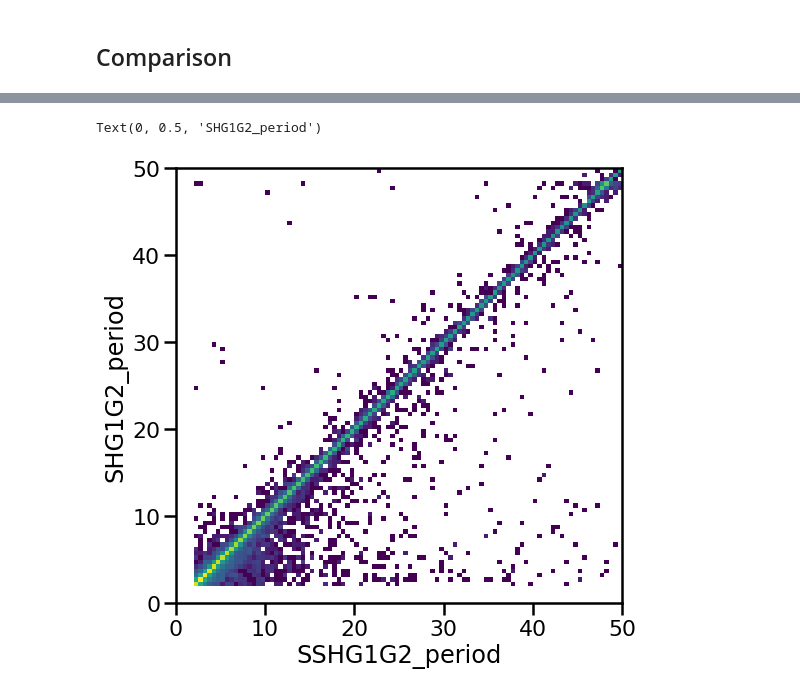
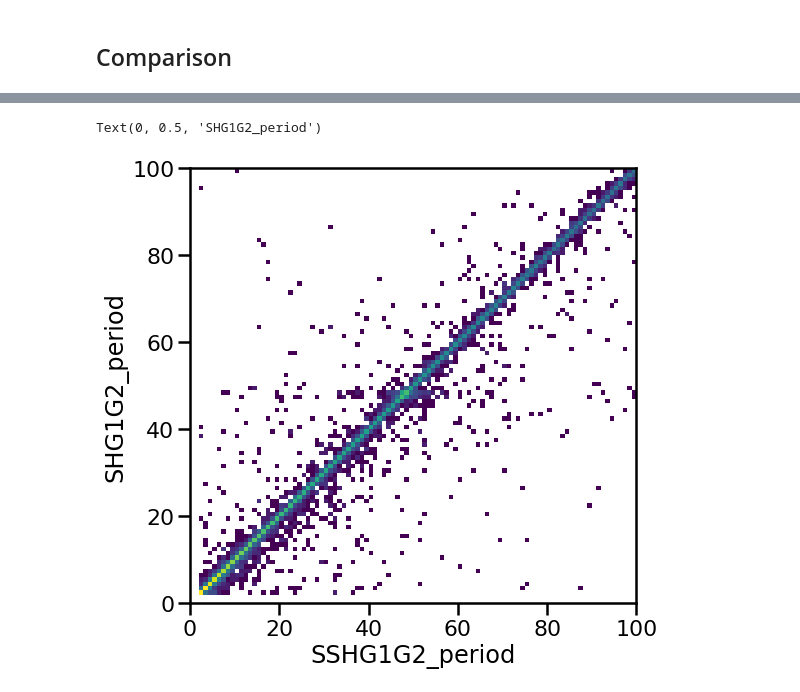
Before and after one commit to astrolabsoftware/fink-spins, a Jupyter notebook: notebooks/periods/spin_SSHG1G2.ipynb, the cells around one changed output, grey strips where cells are left out. Cells and saved outputs as stored; diff of their text form; code cells hidden in the pictures.

```diff
--- a/notebooks/periods/spin_SSHG1G2.ipynb
+++ b/notebooks/periods/spin_SSHG1G2.ipynb
@@ -106,12 +106,12 @@ for fields in all_fields:
 # %%
 fig, ax = plt.subplots(1, 1, figsize=(8, 8))
 
 x = ssoft[mask]["SSHG1G2_period"] # periodogram + fit
 y = ssoft[mask]["SHG1G2_period"] # pure periodogram
 
-plt.hist2d(x, y, range=[[0, 50], [0, 50]], bins=100, norm="log")
+plt.hist2d(x, y, range=[[0, 100], [0, 100]], bins=100, norm="log")
 plt.xlabel("SSHG1G2_period")
 plt.ylabel("SHG1G2_period")
 # %% [output]
 Text(0, 0.5, 'SHG1G2_period')
-[figure, old version]
+[figure, new version]
```
Also changed, not shown: parts of 2 cells of this notebook, 2 other files.
